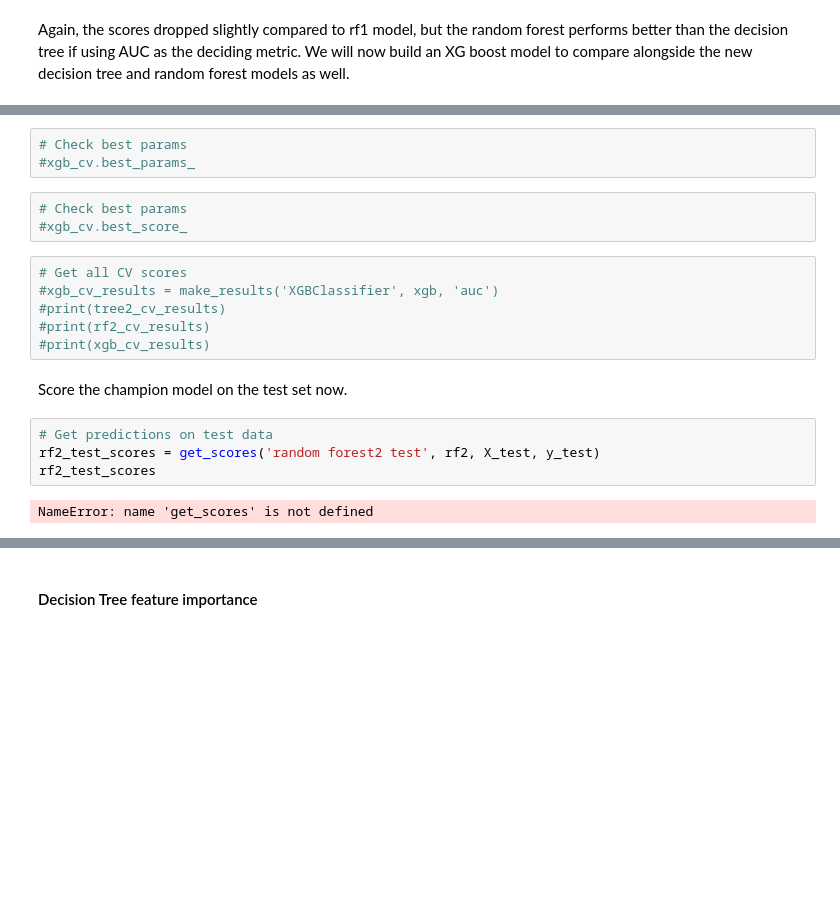
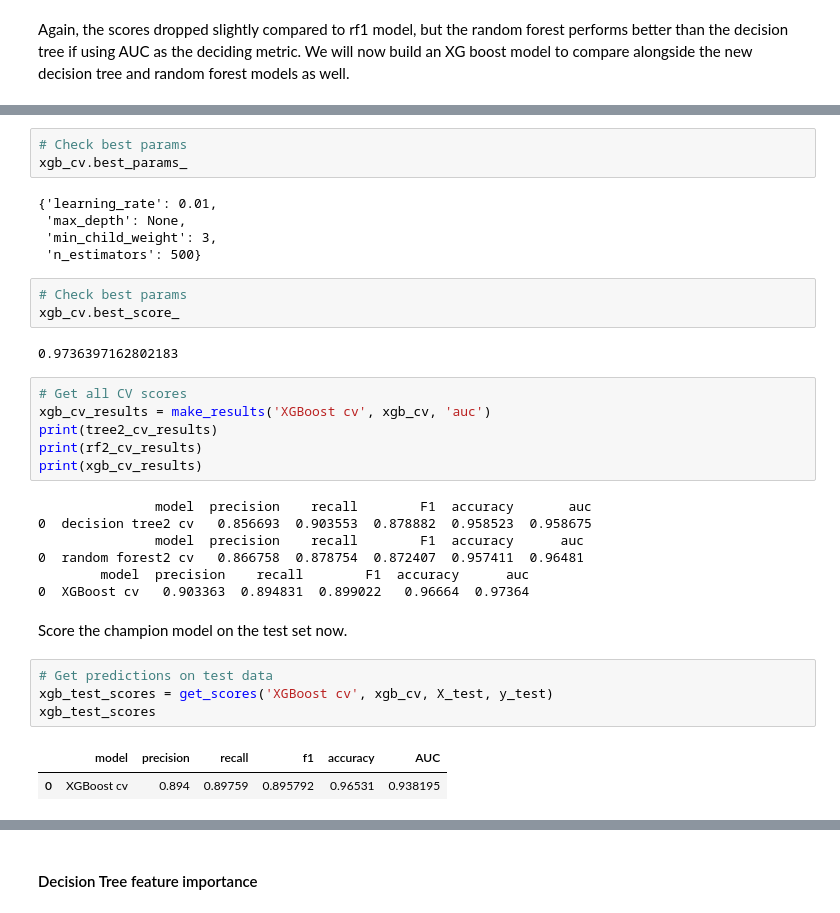
Before and after one commit to justin-97/Google-Advanced-Data-Analytics-Capstone, a Jupyter notebook: Activity_ Course 7 Salifort Motors project lab.ipynb, the cells around one changed output, grey strips where cells are left out. Cells and saved outputs as stored; diff of their text form; blank space fills up the shorter version.

```diff
--- a/Activity_ Course 7 Salifort Motors project lab.ipynb
+++ b/Activity_ Course 7 Salifort Motors project lab.ipynb
@@ -1130,22 +1159,37 @@ We will now build an XG boost model to compare alongside the new decision tree a
 # %%
 # Check best params
-#xgb_cv.best_params_
+xgb_cv.best_params_
+# %% [output]
+{'learning_rate': 0.01,
+ 'max_depth': None,
+ 'min_child_weight': 3,
+ 'n_estimators': 500}
 # %%
 # Check best params
-#xgb_cv.best_score_
+xgb_cv.best_score_
+# %% [output]
+0.9736397162802183
 # %%
 # Get all CV scores
-#xgb_cv_results = make_results('XGBClassifier', xgb, 'auc')
-#print(tree2_cv_results)
-#print(rf2_cv_results)
-#print(xgb_cv_results)
+xgb_cv_results = make_results('XGBoost cv', xgb_cv, 'auc')
+print(tree2_cv_results)
+print(rf2_cv_results)
+print(xgb_cv_results)
+# %% [output]
+               model  precision    recall        F1  accuracy       auc
+0  decision tree2 cv   0.856693  0.903553  0.878882  0.958523  0.958675
+               model  precision    recall        F1  accuracy      auc
+0  random forest2 cv   0.866758  0.878754  0.872407  0.957411  0.96481
+        model  precision    recall        F1  accuracy      auc
+0  XGBoost cv   0.903363  0.894831  0.899022   0.96664  0.97364
 # %% [markdown]
 Score the champion model on the test set now.
 # %%
 # Get predictions on test data
-rf2_test_scores = get_scores('random forest2 test', rf2, X_test, y_test)
-rf2_test_scores
+xgb_test_scores = get_scores('XGBoost cv', xgb_cv, X_test, y_test)
+xgb_test_scores
 # %% [output]
-NameError: name 'get_scores' is not defined
+|  | model | precision | recall | f1 | accuracy | AUC |
+| 0 | XGBoost cv | 0.894 | 0.89759 | 0.895792 | 0.96531 | 0.938195 |
 # %%
 # Generate array of values for confusion matrix
```
Also changed, not shown: parts of 33 cells of this notebook.
